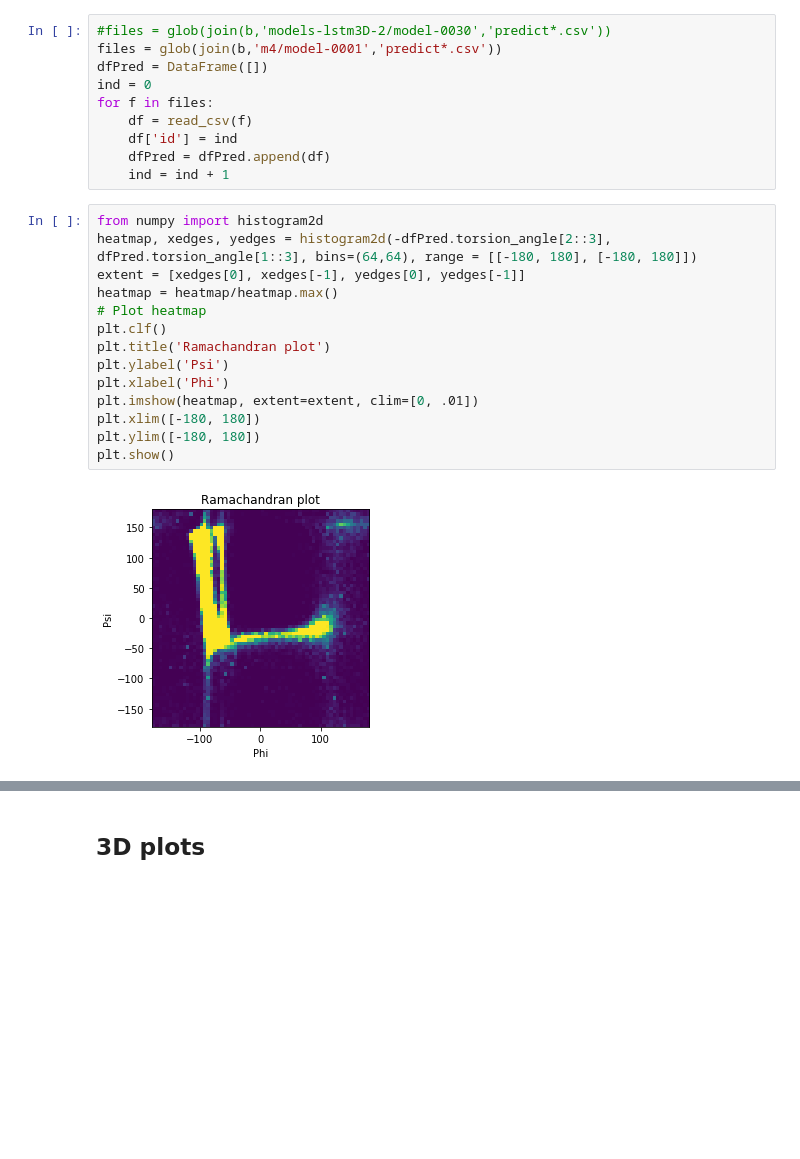
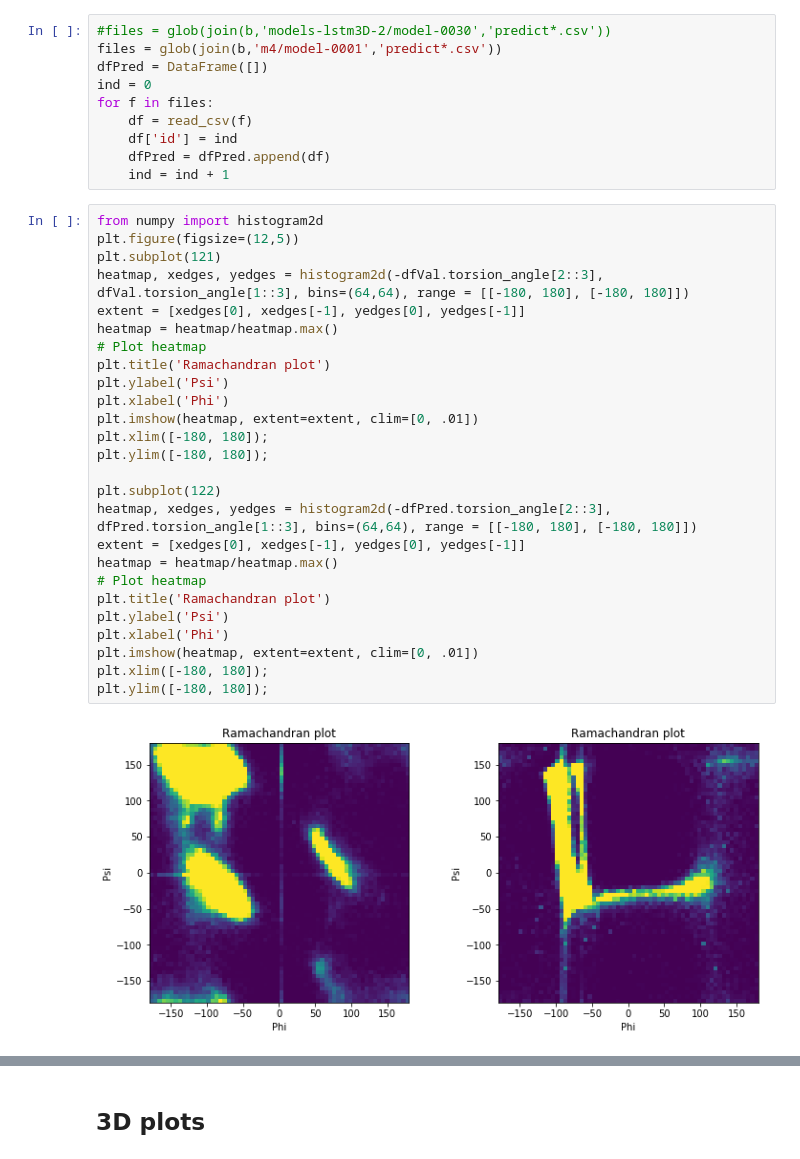
Before and after one commit to sofroniewn/ml-proteins, a Jupyter notebook: pdb-analyze.ipynb, the cells around one changed output, grey strips where cells are left out. Saved outputs shown, nothing was run; the diff lists cells and outputs as text; blank space fills up the shorter version.

```diff
--- a/pdb-analyze.ipynb
+++ b/pdb-analyze.ipynb
@@ -89,17 +73,29 @@ for f in files:
     ind = ind + 1
 # %%
 from numpy import histogram2d
+plt.figure(figsize=(12,5))
+plt.subplot(121)
+heatmap, xedges, yedges = histogram2d(-dfVal.torsion_angle[2::3], dfVal.torsion_angle[1::3], bins=(64,64), range = [[-180, 180], [-180, 180]])
+extent = [xedges[0], xedges[-1], yedges[0], yedges[-1]]
+heatmap = heatmap/heatmap.max()
+# Plot heatmap
+plt.title('Ramachandran plot')
+plt.ylabel('Psi')
+plt.xlabel('Phi')
+plt.imshow(heatmap, extent=extent, clim=[0, .01])
+plt.xlim([-180, 180]);
+plt.ylim([-180, 180]);
+
+plt.subplot(122)
 heatmap, xedges, yedges = histogram2d(-dfPred.torsion_angle[2::3], dfPred.torsion_angle[1::3], bins=(64,64), range = [[-180, 180], [-180, 180]])
 extent = [xedges[0], xedges[-1], yedges[0], yedges[-1]]
 heatmap = heatmap/heatmap.max()
 # Plot heatmap
-plt.clf()
 plt.title('Ramachandran plot')
 plt.ylabel('Psi')
 plt.xlabel('Phi')
 plt.imshow(heatmap, extent=extent, clim=[0, .01])
-plt.xlim([-180, 180])
-plt.ylim([-180, 180])
-plt.show()
+plt.xlim([-180, 180]);
+plt.ylim([-180, 180]);
 # %% [output]
-[figure, old version]
+[figure, new version]
```
Also changed, not shown: parts of 4 cells of this notebook.
